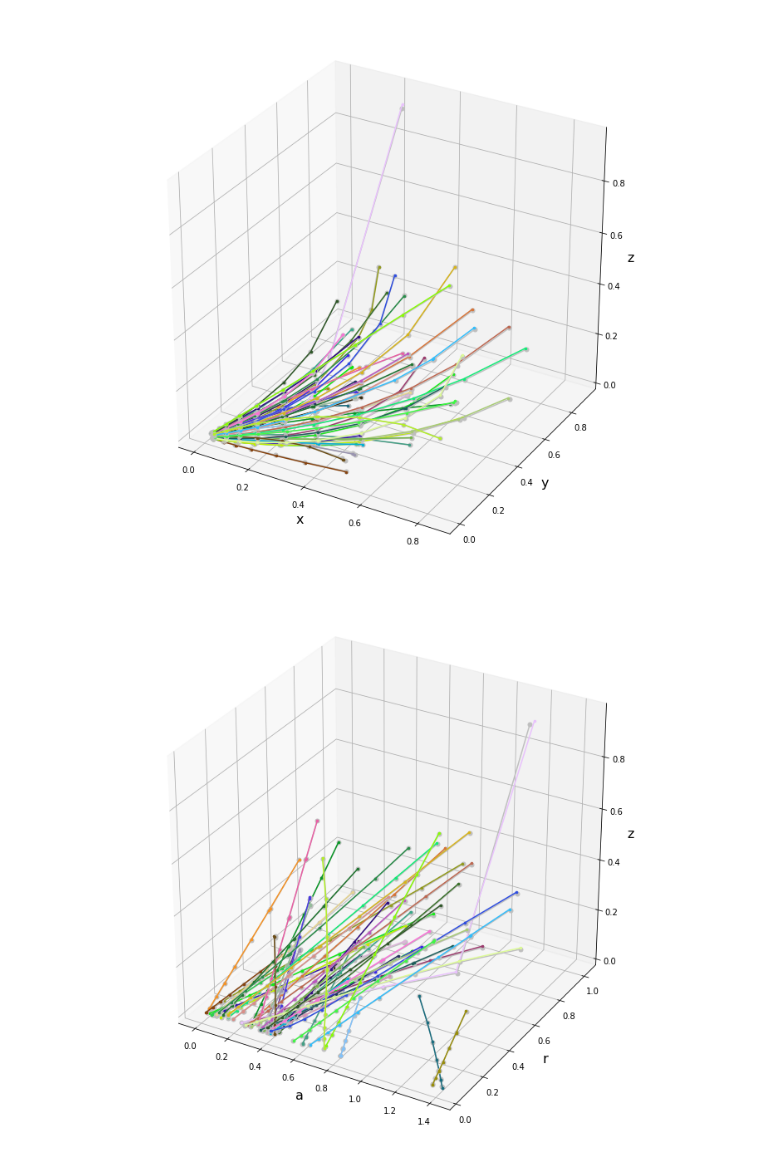
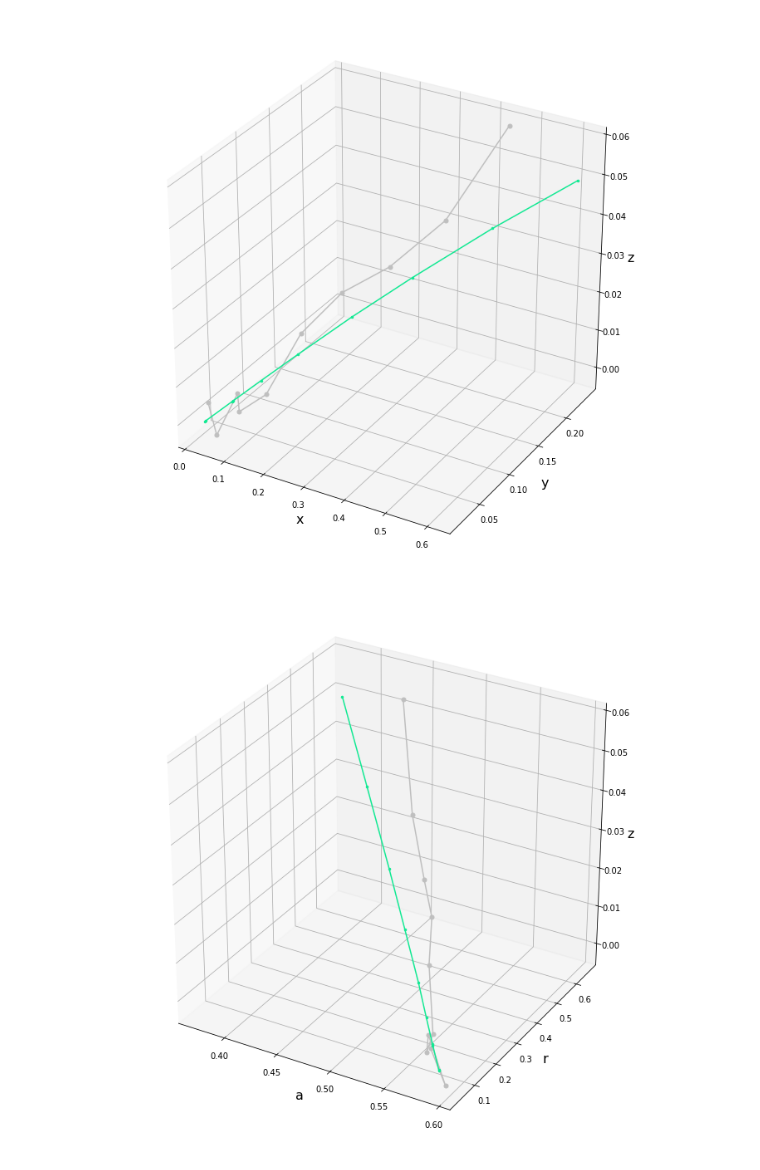
Before and after one commit to nicolefinnie/kaggle-trackml, a Jupyter notebook: src/notebooks/EDA/train_LSTM.ipynb, the cells around one changed output. Drawn from its saved outputs; the diff is of its cells as text; code cells hidden in the pictures.

Commit message:
5-seed, 10-hit-prediction

```diff
--- a/src/notebooks/EDA/train_LSTM.ipynb
+++ b/src/notebooks/EDA/train_LSTM.ipynb
@@ -122,7 +124,7 @@ def draw_train_history(history, draw_val=True, figsize=(12,5)):
     plt.tight_layout()
     return fig
 # %%
-def draw_prediction(input, predict):
+def draw_prediction(truth, predict):
 
     fig1 = plt.figure(figsize=(12,12))
     ax1  = fig1.add_subplot(111, projection='3d')
@@ -139,9 +141,10 @@ def draw_prediction(input, predict):
     ax2.set_ylabel('r', fontsize=16)
     ax2.set_zlabel('z', fontsize=16)
 
-    batch_size = len(predict)
-    for n in range(0,batch_size,1):
-        a, r, z = input[n].T
+    predict_size = len(predict)
+    predict_size = 1
+    for n in range(0,predict_size,1):
+        a, r, z = truth[n].T
         x = r*np.cos(a)
         y = r*np.sin(a)
 
@@ -159,14 +162,18 @@ def draw_prediction(input, predict):
         if n==50: plt.show(1)
 # %%
 def generate_multiple_event_data(skip=0, nevents=10):
+    start = 1000
     for i in range(nevents):
-        df = load_one_event_data('0000010' + "{:02}".format(skip+i))
-        df, input_tmp, _ = generate_train_batch(df)
+        df = load_one_event_data('00000' + "{:04}".format(start+skip+i))
+        df, input_tmp, truth_tmp = generate_train_batch(df)
         if i==0:
             input = input_tmp
+            truth = truth_tmp
         else:
             input = np.concatenate([input, input_tmp])
-    return input
+            truth = np.concatenate([truth, truth_tmp])
+
+    return input, truth
 # %%
 batch_size = 10
 num_epoch = 10
@@ -174,26 +181,29 @@ num_epoch = 10
 if __name__ == '__main__':
 
 
-    input = generate_multiple_event_data(nevents=20)
+    input, truth = generate_multiple_event_data(skip=200, nevents=160)
+    val_input, val_truth = generate_multiple_event_data(skip=100, nevents=20)
 
     test_df = load_one_event_data('000001090')
-    test_df, test_input, _ = generate_train_batch(test_df)
+    test_df, test_input, test_truth = generate_train_batch(test_df)
 
 
-    print(df.shape)
     print(input.shape)
     print(truth.shape)
 
-    model = build_model(24, (10,3))
+    model = build_model(num_hidden=24, input_shape=(10,3), output_shape=(10,3))
 
     model.summary()
 
-    generator = batch_generator(input, input, batch_size)
+    generator = batch_generator(input, truth, batch_size)
+    #val_generator = (val_input, val_truth, batch_size)
     # Train the model
-    history = model.fit_generator(generator, steps_per_epoch=int(input.shape[0]/batch_size), epochs=num_epoch)
-    draw_train_history(history, draw_val=False);
+    history = model.fit_generator(generator, validation_data=(val_input, val_truth),
+                                  steps_per_epoch=int(input.shape[0]/batch_size), epochs=num_epoch,
+                                  shuffle = False)
+    draw_train_history(history, draw_val=True);
 
     pred = model.predict(test_input)
-    test_loss, test_acc = model.evaluate(test_input, test_input)
+    test_loss, test_acc = model.evaluate(test_input, test_truth)
     print(test_loss, test_acc)
 # %% [output]
@@ -234,6 +230,7 @@ Epoch 10/10
 # %%
-print(test_input[3])
-print(pred[3])
+print(test_truth[1])
 
-draw_prediction(test_input, pred)
+print(pred[1])
+
+draw_prediction(test_truth, pred)
 # %% [output]
@@ -260,2 +257,2 @@ draw_prediction(test_input, pred)
-[figure, old version]
+[figure, new version]
-[figure, old version]
+[figure, new version]
```
Also changed, not shown: parts of 6 cells of this notebook, 2 other files.
